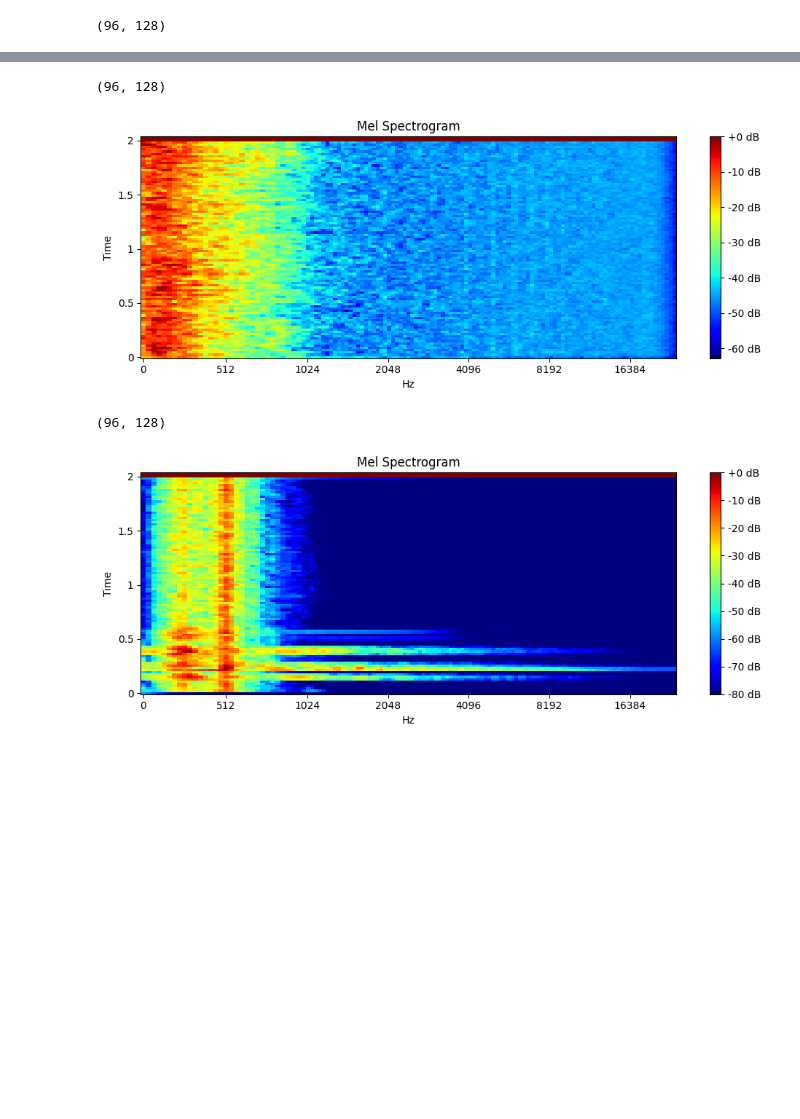
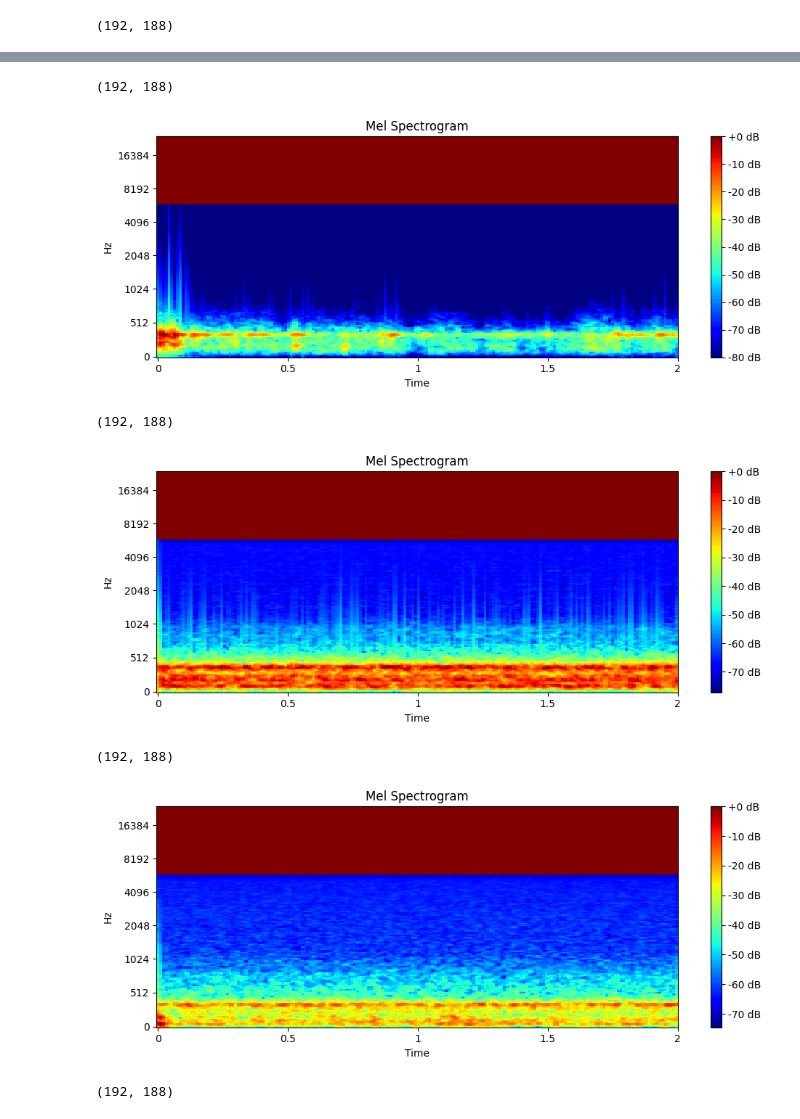
Before and after one commit to BoshiLee/leak_detection, a Jupyter notebook: mel_analysis.ipynb, the cells around one changed output, grey strips where cells are left out. Saved outputs shown, nothing was run; the diff lists cells and outputs as text; code cells hidden in the pictures; blank space fills up the shorter version.

```diff
--- a/mel_analysis.ipynb
+++ b/mel_analysis.ipynb
@@ -48,0 +42,19 @@ wav_files, leak_wav_files = shuffle_data(wav_files, leak_wav_files, n_files=0)
+# %%
+def wav2mfcc(wave, sr, desired_time=2.0, n_mfcc=128, hop_length=512):
+    max_len = int(np.ceil((desired_time * sr) / hop_length))
+    # 計算下個 2 的冪次倍數
+    target_len = int(np.ceil(max_len / 8) * 8)
+
+    # 明確地以關鍵字形式傳遞參數 y 和 sr
+    mfcc = librosa.feature.mfcc(y=wave, sr=sr, n_mfcc=n_mfcc, hop_length=512)
+
+    # 填充或截斷至 target_len
+    if mfcc.shape[1] < target_len:
+        pad_width = target_len - mfcc.shape[1]
+        mfcc = np.pad(
+            mfcc, ((0, 0), (0, pad_width)), mode='constant'
+        )
+    else:
+        mfcc = mfcc[:, :target_len]
+
+    return mfcc
@@ -51,6 +99,14 @@ wav_files, leak_wav_files = shuffle_data(wav_files, leak_wav_files, n_files=0)
 normal_wavs = np.array([y for y, sr, filename in wav_files])
 leak_wavs = np.array([y for y, sr, filename in leak_wav_files])
 # %%
+def plot_mfcc(mfcc, sr=48000, hop_length=512):
+    plt.figure(figsize=(10, 4))
+    librosa.display.specshow(mfcc, x_axis='time', sr=sr, hop_length=hop_length, cmap='jet')
+    plt.colorbar()
+    plt.title('MFCC')
+    plt.tight_layout()
+    plt.show()
+
 def plot_mel_spectrogram(mel_spectrogram, sr, hop_length):
     """
     繪製 Mel 頻譜圖。
@@ -62,7 +118,7 @@ def plot_mel_spectrogram(mel_spectrogram, sr, hop_length):
     """
     plt.figure(figsize=(10, 4))
     # 繪製 Mel 頻譜圖
-    librosa.display.specshow(mel_spectrogram, sr=sr, hop_length=hop_length, x_axis='mel', y_axis='time', cmap='jet')
+    librosa.display.specshow(mel_spectrogram, sr=sr, hop_length=hop_length, x_axis='time', y_axis='mel', cmap='jet')
     plt.colorbar(format='%+2.0f dB')
     plt.title('Mel Spectrogram')
     plt.tight_layout()
@@ -87,3 +143,10 @@ def plot_stft(S_db, sr, hop_length=512):
     plt.title('STFT Magnitude')
     plt.tight_layout()
     plt.show()
+# %%
+# 繪製 MFCC 圖
+hop_length = 512
+for i in normal_wavs[:5]:
+    mfcc = wav2mfcc(i, sr=48000, desired_time=2.0, hop_length=hop_length, n_mfcc=12)
+    print(mfcc.shape)
+    plot_mfcc(mfcc, sr=48000, hop_length=hop_length)
@@ -89,0 +164,5 @@ def plot_stft(S_db, sr, hop_length=512):
+# %%
+for i in leak_wavs[:5]:
+    mfcc = wav2mfcc(i, sr=48000, desired_time=2.0, hop_length=hop_length, n_mfcc=12)
+    print(mfcc.shape)
+    plot_mfcc(mfcc, sr=48000, hop_length=hop_length)
@@ -90,9 +180,9 @@ def plot_stft(S_db, sr, hop_length=512):
 # %%
 # 繪製 Mel 頻譜圖
-hop_length = 1024
+hop_length = 512
 for i in normal_wavs[:5]:
     mel_spectrogram = extract_features(i, sr=48000, n_mels=128, n_fft=2048, hop_length=hop_length)
     print(mel_spectrogram.shape)
     plot_mel_spectrogram(mel_spectrogram, sr=48000, hop_length=hop_length)
 # %% [output]
-(96, 128)
+(192, 188)
@@ -100,4 +190,7 @@ for i in normal_wavs[:5]:
-(96, 128)
+(192, 188)
-[figure, old version]
+[figure, new version]
-(96, 128)
+(192, 188)
-[figure, old version]
+[figure, new version]
+(192, 188)
+[figure, added]
+(192, 188)
```
Also changed, not shown: parts of 13 cells of this notebook, 2 other files.
